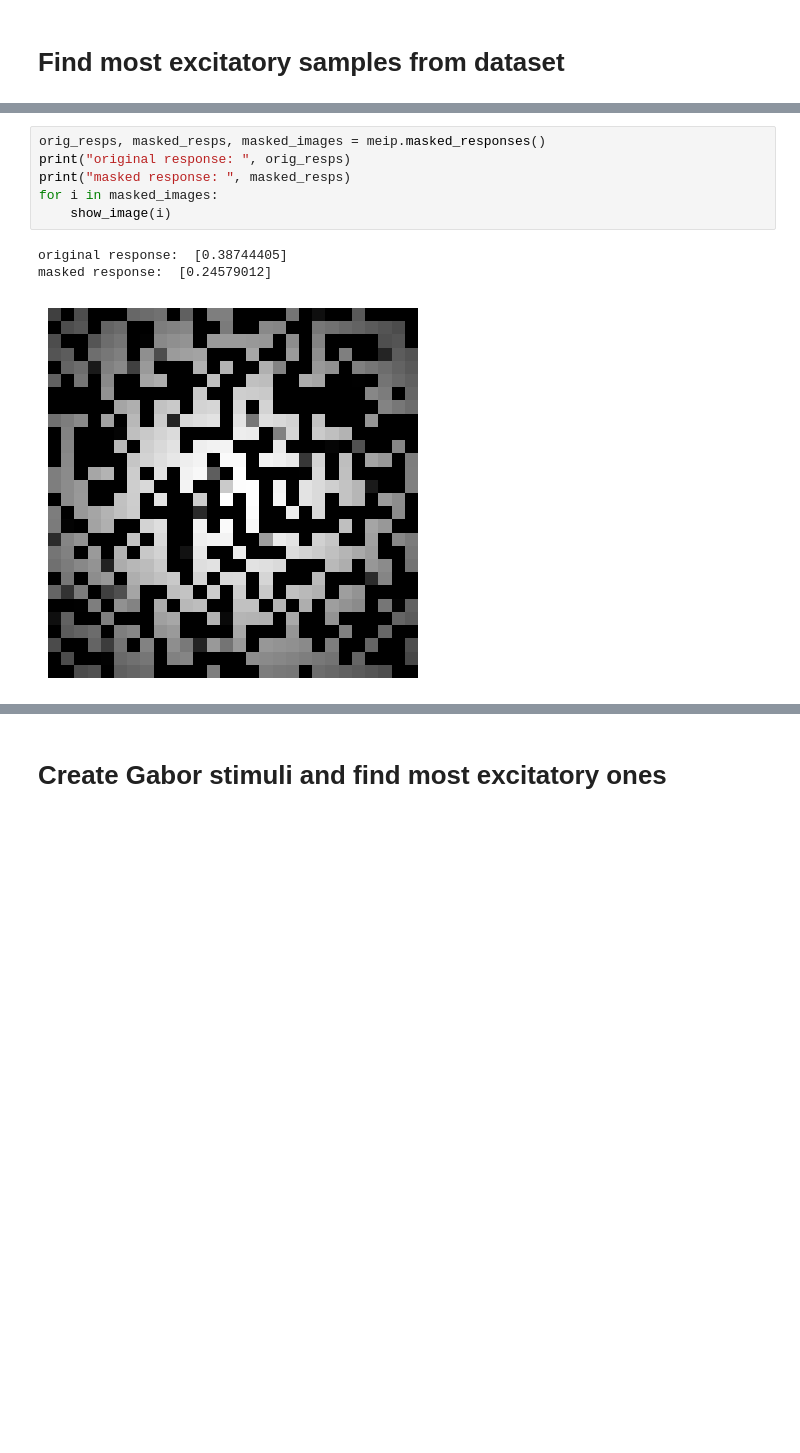
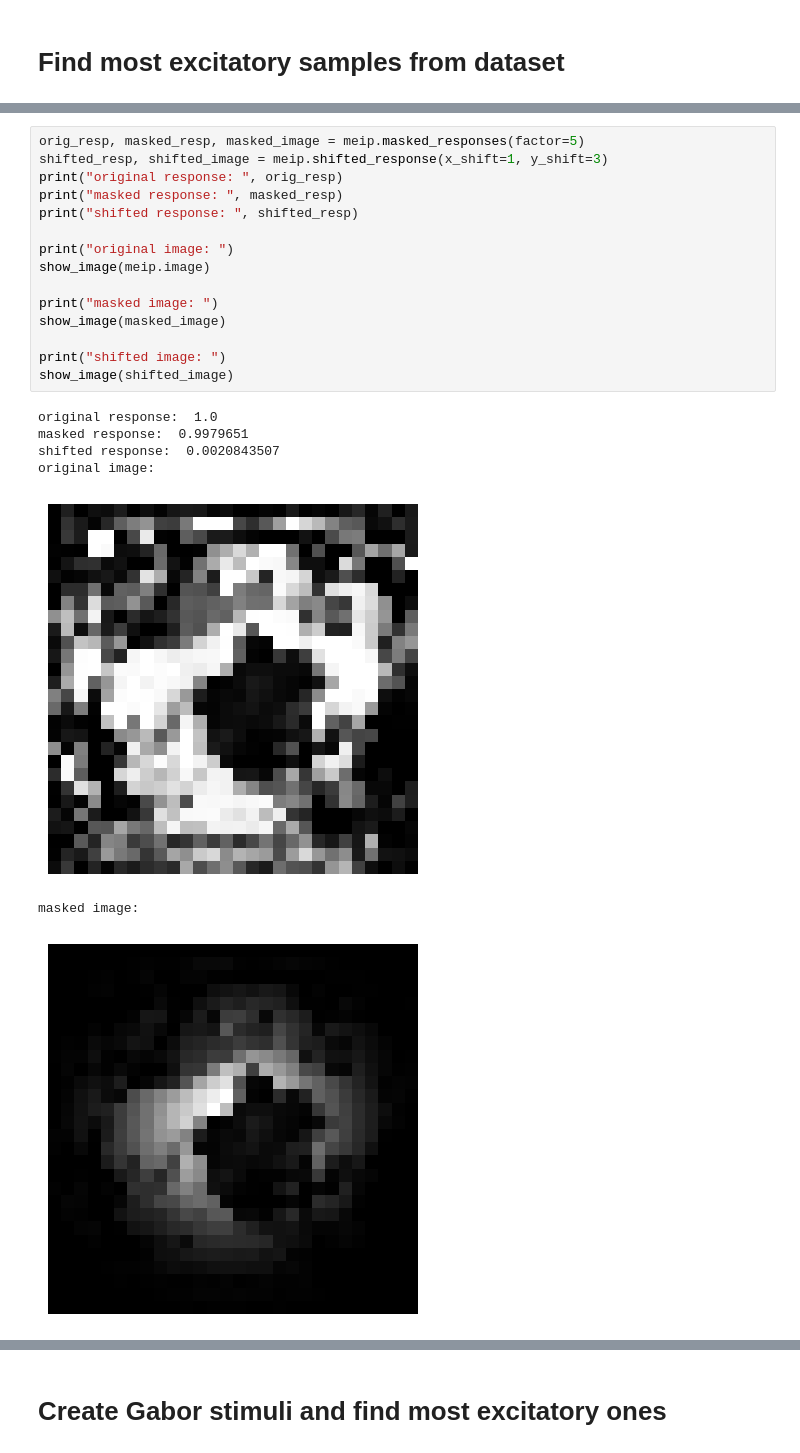
Before and after one commit to lacykaltgr/mei, a Jupyter notebook: examples/example.ipynb, the cells around one changed output, grey strips where cells are left out. Drawn from its saved outputs; the diff is of its cells as text; blank space fills up the shorter version.

```diff
--- a/examples/example.ipynb
+++ b/examples/example.ipynb
@@ -72,10 +59,23 @@ show_image(meip_best_match[1][0][0])
-# %%
-orig_resps, masked_resps, masked_images = meip.masked_responses()
-print("original response: ", orig_resps)
-print("masked response: ", masked_resps)
-for i in masked_images:
-    show_image(i)
-# %% [output]
-original response:  [0.38744405]
-masked response:  [0.24579012]
-[figure, removed]
+# %%
+orig_resp, masked_resp, masked_image = meip.masked_responses(factor=5)
+shifted_resp, shifted_image = meip.shifted_response(x_shift=1, y_shift=3)
+print("original response: ", orig_resp)
+print("masked response: ", masked_resp)
+print("shifted response: ", shifted_resp)
+
+print("original image: ")
+show_image(meip.image)
+
+print("masked image: ")
+show_image(masked_image)
+
+print("shifted image: ")
+show_image(shifted_image)
+# %% [output]
+original response:  1.0
+masked response:  0.9979651
+shifted response:  0.0020843507
+original image:
+[figure, added]
+masked image:
+[figure, added]
```
Also changed, not shown: parts of 9 cells of this notebook, 7 other files.
